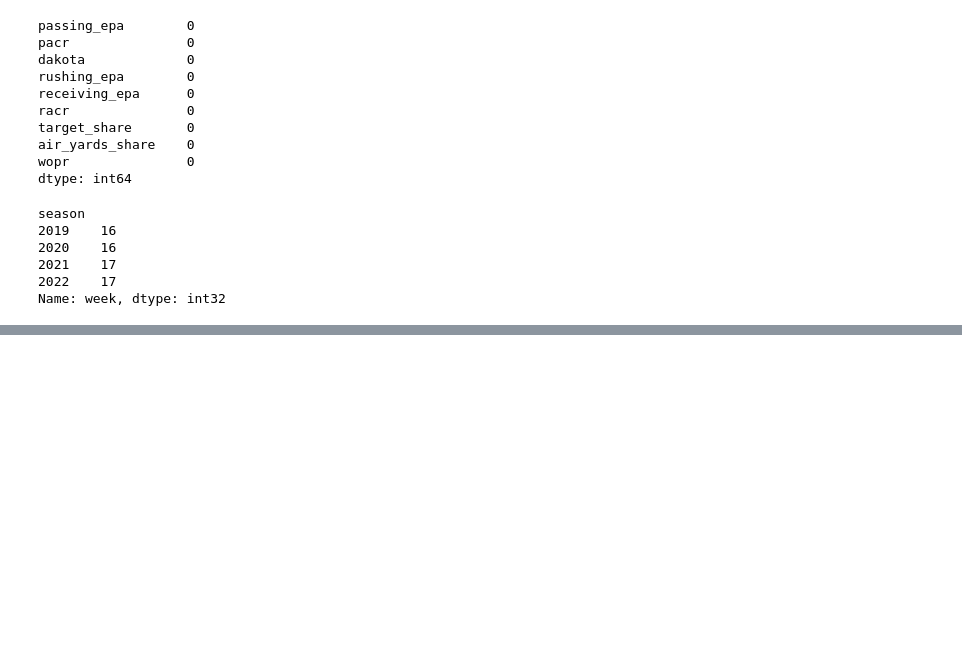
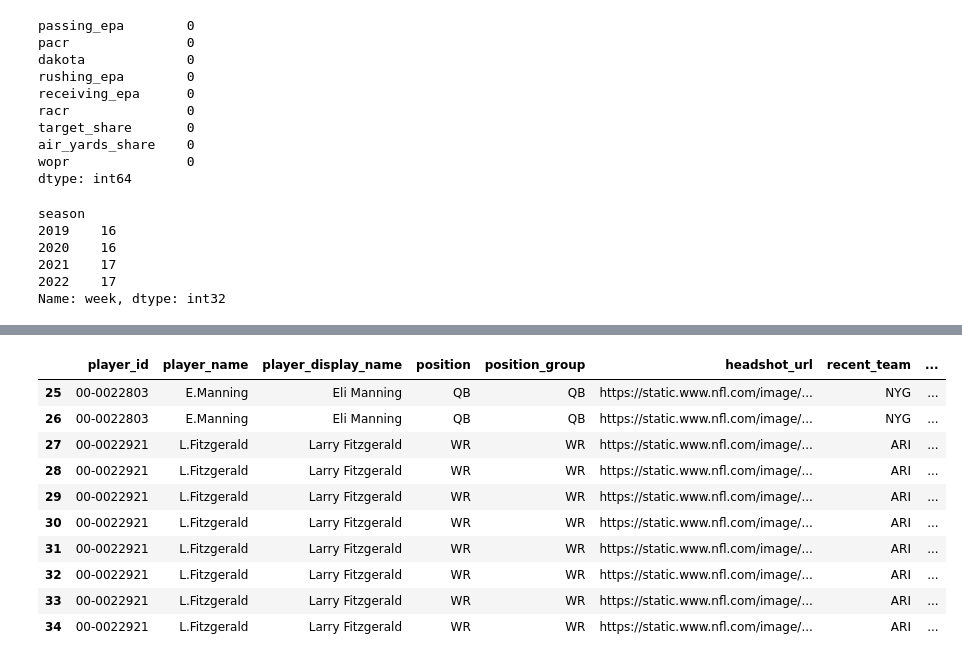
Before and after one commit to b00se/footbalf, a Jupyter notebook: dfs_sandbox.ipynb, the cells around one changed output, grey strips where cells are left out. Cells and saved outputs as stored; diff of their text form; code cells hidden in the pictures; blank space fills up the shorter version.

```diff
--- a/dfs_sandbox.ipynb
+++ b/dfs_sandbox.ipynb
@@ -158,0 +204,29 @@ temp_df3.head()
+# %%
+df_merged_players = merged_df.copy()
+
+# get all player records for 2019 where recent_team is LV and change it to OAK
+lv_players = df_train[(df_train['season'] == 2019) & (df_train['recent_team'] == 'LV')]
+lv_players.loc[:, 'recent_team'] = 'OAK'
+
+# merge schedule data for 2019
+merged_home = pd.merge(lv_players, df_schedules, left_on=['season', 'week', 'recent_team'], right_on=['season', 'week', 'home_team'], how='left')
+merged_away = pd.merge(lv_players, df_schedules, left_on=['season', 'week', 'recent_team'], right_on=['season', 'week', 'away_team'], how='left')
+merged_home = merged_home[merged_home['game_id'].notna()]
+merged_away = merged_away[merged_away['game_id'].notna()]
+
+df_merged = pd.concat([merged_home, merged_away]).reset_index(drop=True)
+# combine with df_merged_players
+df_merged_players = pd.concat([df_merged_players, df_merged]).reset_index(drop=True)
+df_merged_players[25:35]
+# %% [output]
+|  | player_id | player_name | player_display_name | position | position_group | headshot_url | recent_team | ... |
+| 25 | 00-0022803 | E.Manning | Eli Manning | QB | QB | https://static.www.nfl.com/image/... | NYG | ... |
+| 26 | 00-0022803 | E.Manning | Eli Manning | QB | QB | https://static.www.nfl.com/image/... | NYG | ... |
+| 27 | 00-0022921 | L.Fitzgerald | Larry Fitzgerald | WR | WR | https://static.www.nfl.com/image/... | ARI | ... |
+| 28 | 00-0022921 | L.Fitzgerald | Larry Fitzgerald | WR | WR | https://static.www.nfl.com/image/... | ARI | ... |
+| 29 | 00-0022921 | L.Fitzgerald | Larry Fitzgerald | WR | WR | https://static.www.nfl.com/image/... | ARI | ... |
+| 30 | 00-0022921 | L.Fitzgerald | Larry Fitzgerald | WR | WR | https://static.www.nfl.com/image/... | ARI | ... |
+| 31 | 00-0022921 | L.Fitzgerald | Larry Fitzgerald | WR | WR | https://static.www.nfl.com/image/... | ARI | ... |
+| 32 | 00-0022921 | L.Fitzgerald | Larry Fitzgerald | WR | WR | https://static.www.nfl.com/image/... | ARI | ... |
+| 33 | 00-0022921 | L.Fitzgerald | Larry Fitzgerald | WR | WR | https://static.www.nfl.com/image/... | ARI | ... |
+| 34 | 00-0022921 | L.Fitzgerald | Larry Fitzgerald | WR | WR | https://static.www.nfl.com/image/... | ARI | ... |
```
Also changed, not shown: parts of 6 cells of this notebook.
